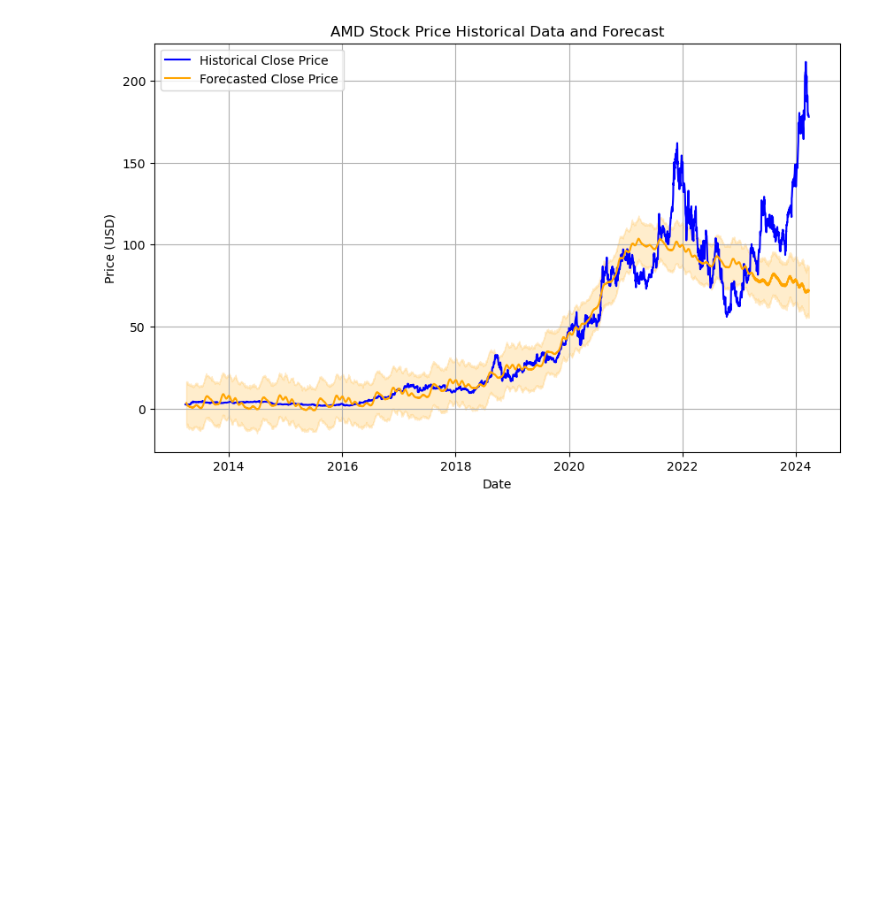
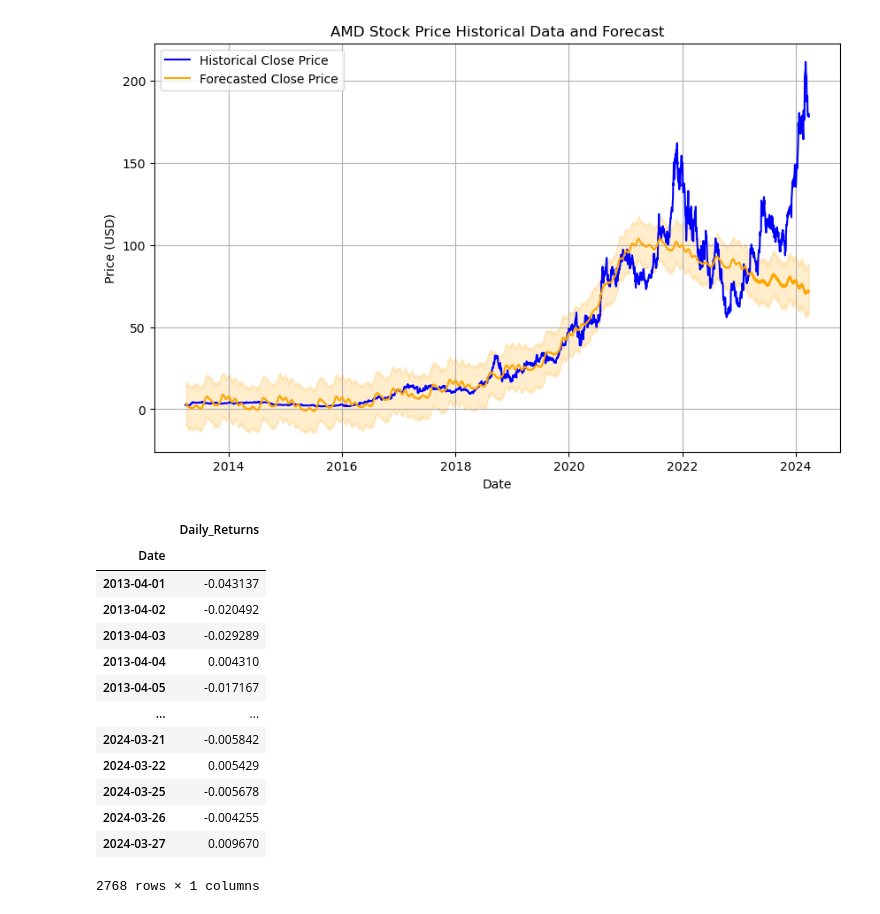
Before and after one commit to SAG-GithubApprentice/Project_2, a Jupyter notebook: Prophet_Predictions/AMD_Prediction.ipynb, the cells around one changed output. Saved outputs shown, nothing was run; the diff lists cells and outputs as text; code cells hidden in the pictures; blank space fills up the shorter version.

```diff
--- a/Prophet_Predictions/AMD_Prediction.ipynb
+++ b/Prophet_Predictions/AMD_Prediction.ipynb
@@ -128,3 +132,30 @@ plt.show()
 # %% [output]
 [*********************100%%**********************]  1 of 1 completed
 [figure]
+# %%
+# Calculate the percentage change of daily returns
+daily_returns = amd_data['Adj Close'].pct_change()
+
+# Drop the first row since it will have NaN value as there is no previous day for the first day
+daily_returns = daily_returns.dropna()
+
+# Convert the series of daily returns into a DataFrame
+daily_returns_df = pd.DataFrame({'Daily_Returns': daily_returns})
+
+# Display the DataFrame
+daily_returns_df
+# %% [output]
+|  | Daily_Returns |
+| Date |  |
+| 2013-04-01 | -0.043137 |
+| 2013-04-02 | -0.020492 |
+| 2013-04-03 | -0.029289 |
+| 2013-04-04 | 0.004310 |
+| 2013-04-05 | -0.017167 |
+| ... | ... |
+| 2024-03-21 | -0.005842 |
+| 2024-03-22 | 0.005429 |
+| 2024-03-25 | -0.005678 |
+| 2024-03-26 | -0.004255 |
+| 2024-03-27 | 0.009670 |
+2768 rows × 1 columns
```
Also changed, not shown: parts of 5 cells of this notebook, 4 other files.
